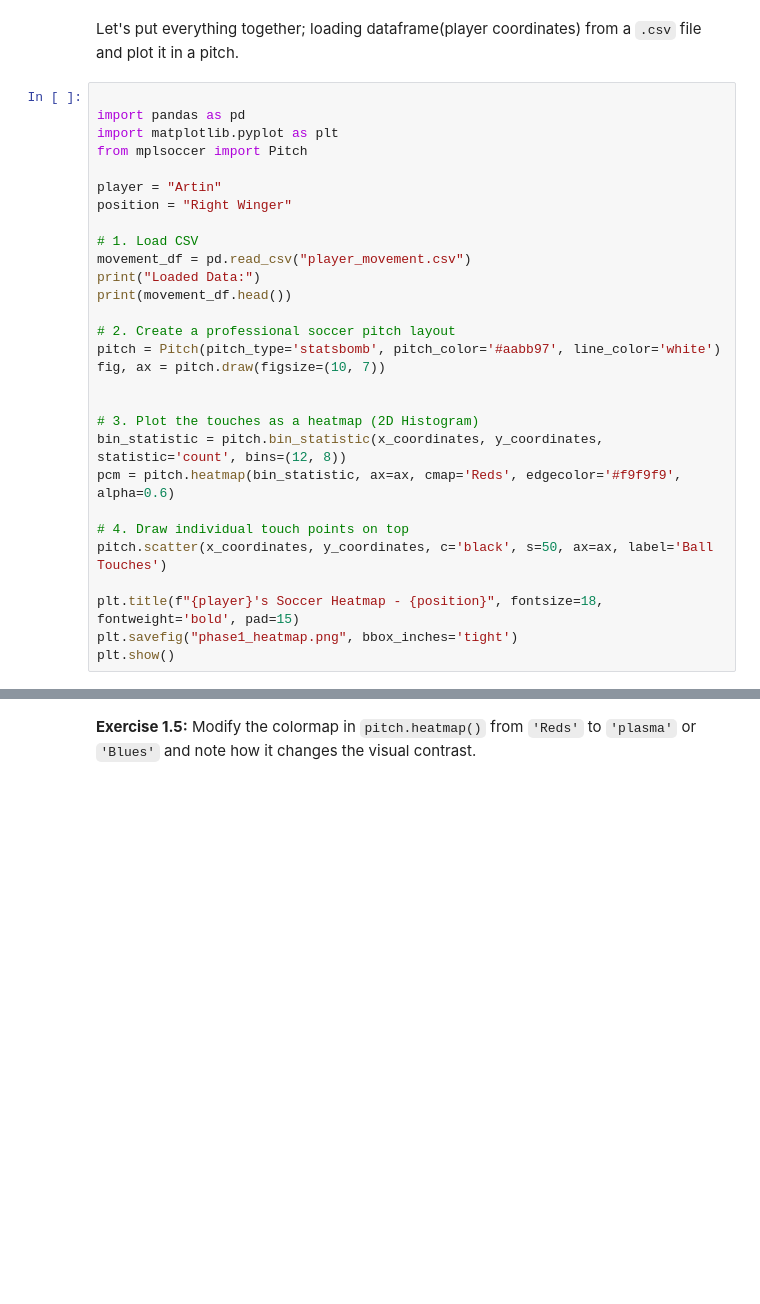
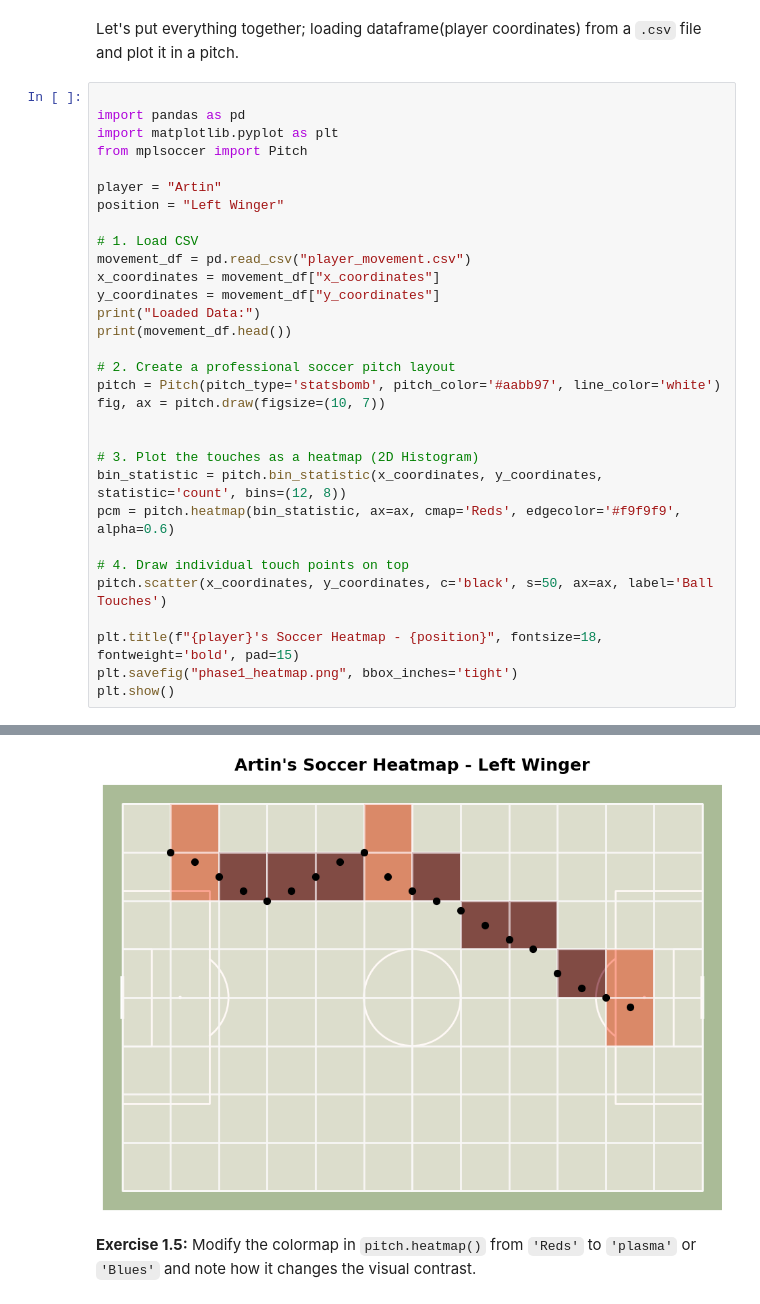
Before and after one commit to MaryamRA/KidsShield-Soccer-AI, a Jupyter notebook: Mission12/Mission12.ipynb, the cells around one changed output, grey strips where cells are left out. Saved outputs shown, nothing was run; the diff lists cells and outputs as text; blank space fills up the shorter version.

```diff
--- a/Mission12/Mission12.ipynb
+++ b/Mission12/Mission12.ipynb
@@ -237,10 +277,12 @@ import matplotlib.pyplot as plt
 from mplsoccer import Pitch
 
 player = "Artin"
-position = "Right Winger"
+position = "Left Winger"
 
 # 1. Load CSV
 movement_df = pd.read_csv("player_movement.csv")
+x_coordinates = movement_df["x_coordinates"]
+y_coordinates = movement_df["y_coordinates"]
 print("Loaded Data:")
 print(movement_df.head())
 
@@ -259,3 +301,4 @@ pitch.scatter(x_coordinates, y_coordinates, c='black', s=50, ax=ax, label='Ball
 plt.title(f"{player}'s Soccer Heatmap - {position}", fontsize=18, fontweight='bold', pad=15)
 plt.savefig("phase1_heatmap.png", bbox_inches='tight')
 plt.show()
+# %% [output]
@@ -262,3 +312,4 @@ plt.show()
+[figure, added]
 # %% [markdown]
 **Exercise 1.5:** Modify the colormap in `pitch.heatmap()` from `'Reds'` to `'plasma'` or `'Blues'` and note how it changes the visual contrast.
 # %% [markdown]
```
Also changed, not shown: parts of 16 cells of this notebook, 6 other files.
